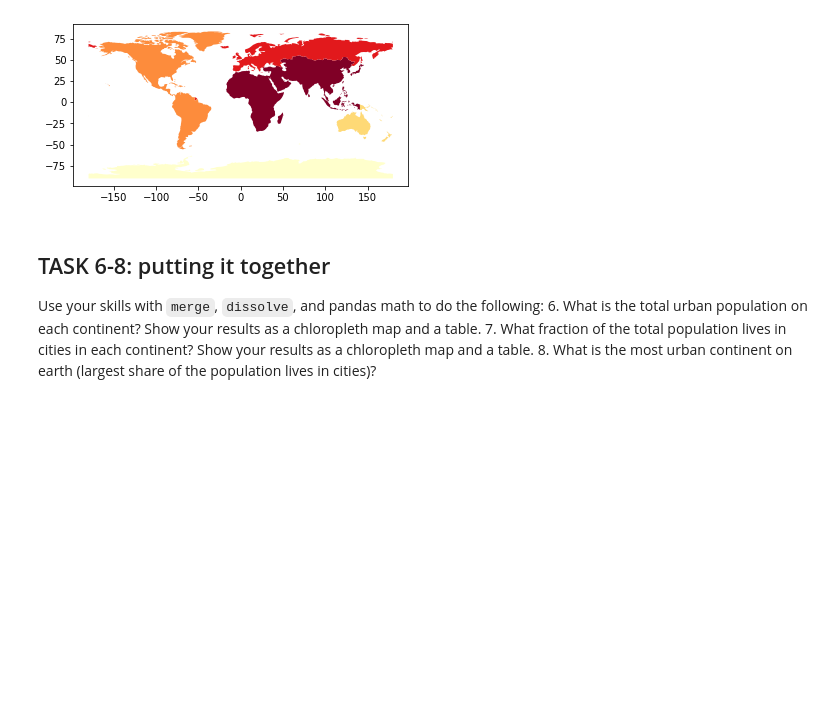
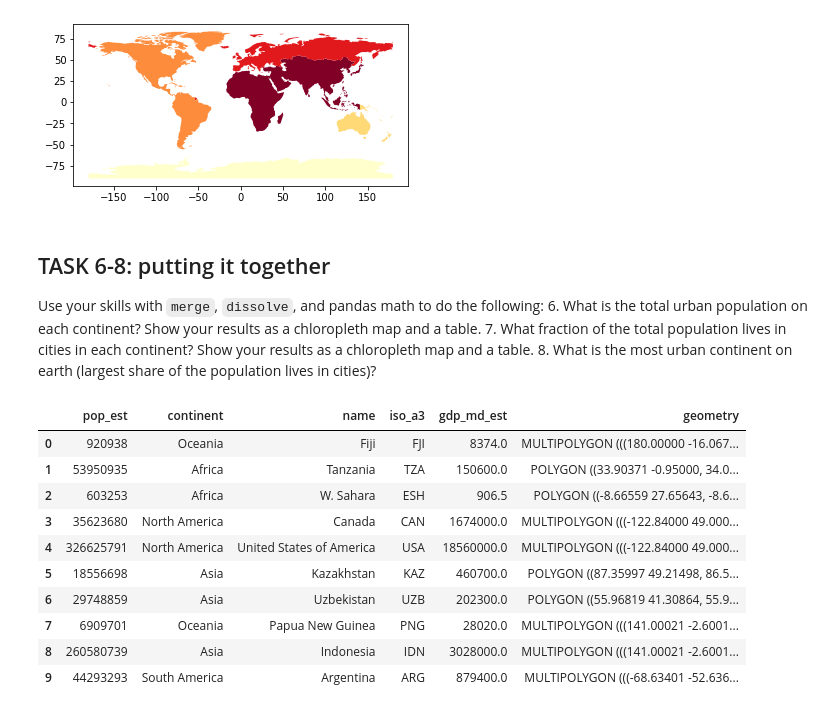
Before and after one commit to MarilynSmith1/EnvDatSci22, a Jupyter notebook: CodeSprints/VectorData101.ipynb, the cells around one changed output. Saved outputs shown, nothing was run; the diff lists cells and outputs as text; code cells hidden in the pictures; blank space fills up the shorter version.

```diff
--- a/CodeSprints/VectorData101.ipynb
+++ b/CodeSprints/VectorData101.ipynb
@@ -728,0 +717,16 @@ Use your skills with `merge`, `dissolve`, and pandas math to do the following:
+# %%
+world = gpd.read_file(gpd.datasets.get_path('naturalearth_lowres'))
+
+world.head(10)
+# %% [output]
+|  | pop_est | continent | name | iso_a3 | gdp_md_est | geometry |
+| 0 | 920938 | Oceania | Fiji | FJI | 8374.0 | MULTIPOLYGON (((180.00000 -16.067... |
+| 1 | 53950935 | Africa | Tanzania | TZA | 150600.0 | POLYGON ((33.90371 -0.95000, 34.0... |
+| 2 | 603253 | Africa | W. Sahara | ESH | 906.5 | POLYGON ((-8.66559 27.65643, -8.6... |
+| 3 | 35623680 | North America | Canada | CAN | 1674000.0 | MULTIPOLYGON (((-122.84000 49.000... |
+| 4 | 326625791 | North America | United States of America | USA | 18560000.0 | MULTIPOLYGON (((-122.84000 49.000... |
+| 5 | 18556698 | Asia | Kazakhstan | KAZ | 460700.0 | POLYGON ((87.35997 49.21498, 86.5... |
+| 6 | 29748859 | Asia | Uzbekistan | UZB | 202300.0 | POLYGON ((55.96819 41.30864, 55.9... |
+| 7 | 6909701 | Oceania | Papua New Guinea | PNG | 28020.0 | MULTIPOLYGON (((141.00021 -2.6001... |
+| 8 | 260580739 | Asia | Indonesia | IDN | 3028000.0 | MULTIPOLYGON (((141.00021 -2.6001... |
+| 9 | 44293293 | South America | Argentina | ARG | 879400.0 | MULTIPOLYGON (((-68.63401 -52.636... |
```
Also changed, not shown: parts of 6 cells of this notebook.
